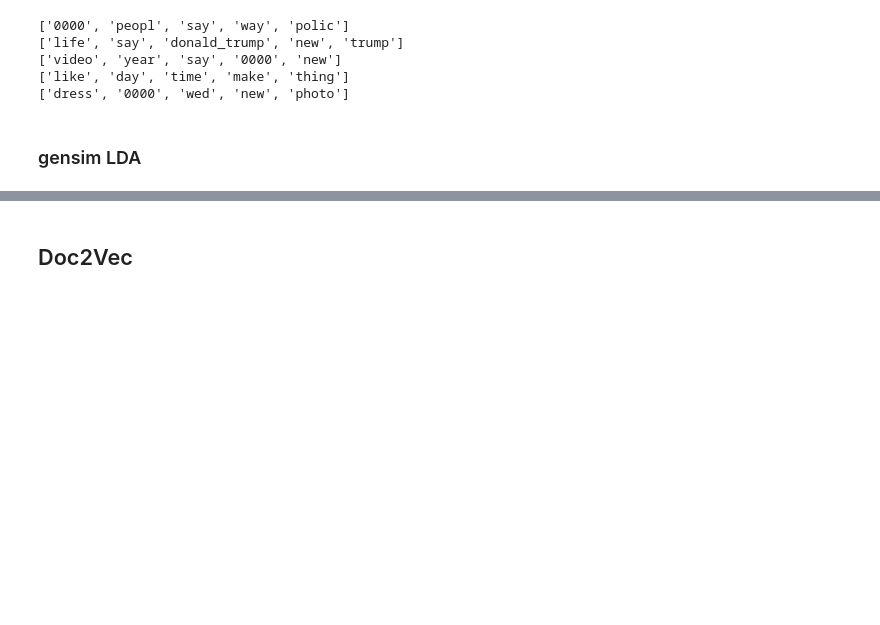
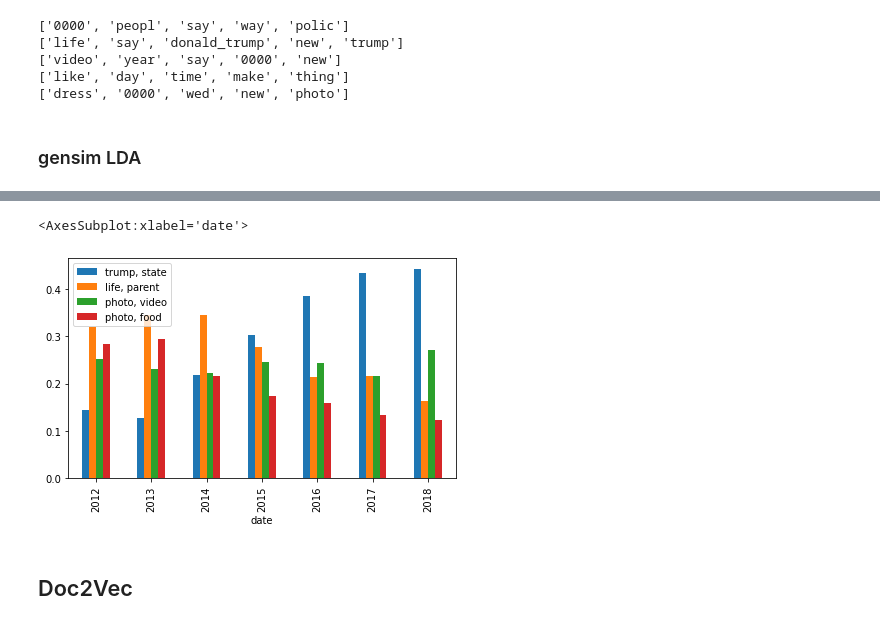
Before and after one commit to LetteraUnica/HuffPost-analysis, a Jupyter notebook: final-project/news_analysis.ipynb, the cells around one changed output, grey strips where cells are left out. Saved outputs shown, nothing was run; the diff lists cells and outputs as text; code cells hidden in the pictures; blank space fills up the shorter version.

```diff
--- a/final-project/news_analysis.ipynb
+++ b/final-project/news_analysis.ipynb
@@ -305,0 +273,8 @@ pl.plot(np.array(coherence_values)[:, 1])
+# %%
+model = LdaMulticore(corpus=model_corpus,
+                         id2word=dictionary,
+                         num_topics=4,
+                         passes=10,
+                         alpha="symmetric",
+                         eta="symmetric",
+                         workers=4)
@@ -306,3 +309,8 @@ pl.plot(np.array(coherence_values)[:, 1])
+# %%
+topic_distros.groupby(topic_distros.date.dt.year).mean().plot(kind='bar')
+# %% [output]
+<AxesSubplot:xlabel='date'>
+[figure, added]
 # %% [markdown]
 ## Doc2Vec
 # %%
```
Also changed, not shown: parts of 19 cells of this notebook, 1 other file.
